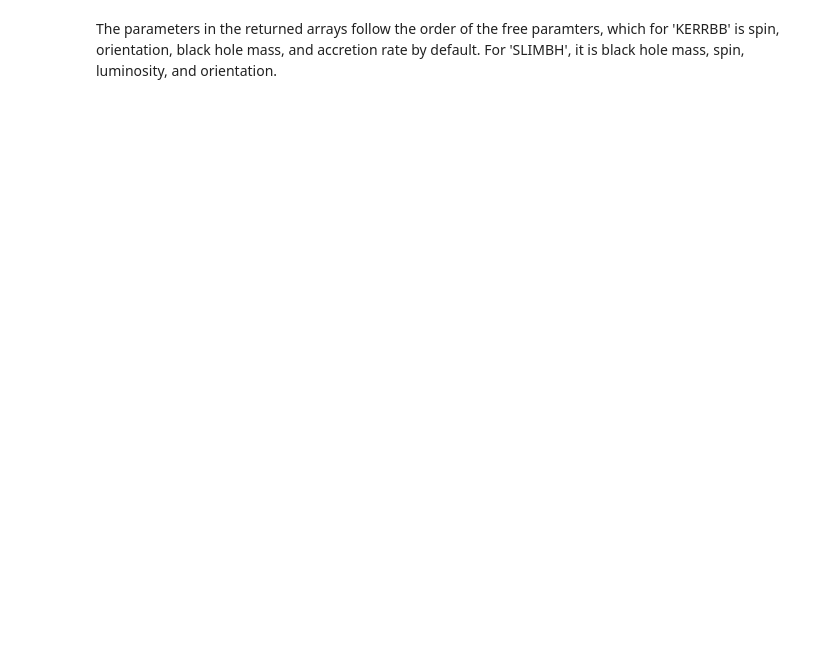
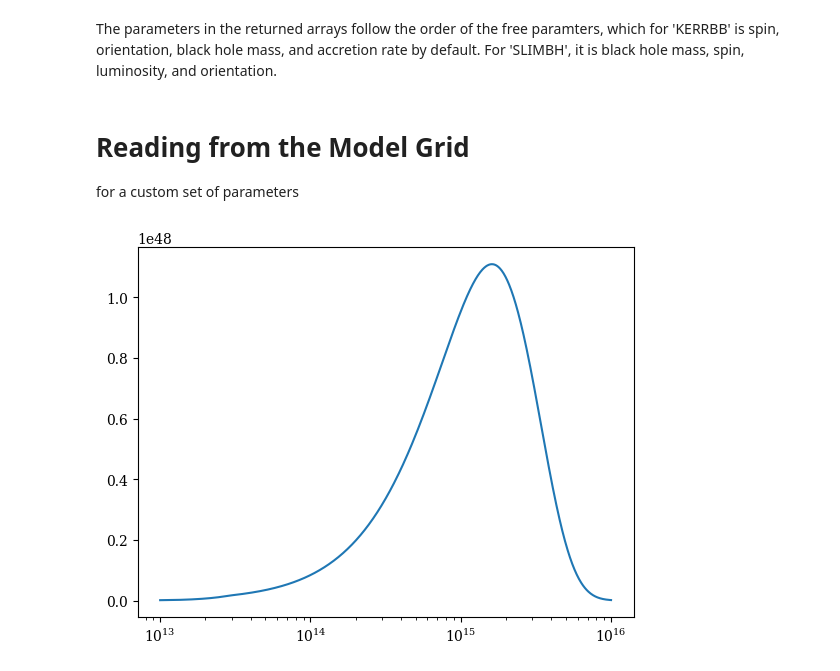
Before and after one commit to samlaihei/BADFit, a Jupyter notebook: Tutorial.ipynb, the cells around one changed output. Cells and saved outputs as stored; diff of their text form; code cells hidden in the pictures; blank space fills up the shorter version.

Commit message:
Evaluate model from grid

```diff
--- a/Tutorial.ipynb
+++ b/Tutorial.ipynb
@@ -132,2 +131,24 @@ WARNING:chainconsumer:Parameter cos$(\theta_{\rm{inc}})$ in chain Chain 0 is not
 # %% [markdown]
 The parameters in the returned arrays follow the order of the free paramters, which for 'KERRBB' is spin, orientation, black hole mass, and accretion rate by default. For 'SLIMBH', it is black hole mass, spin, luminosity, and orientation.
+# %% [markdown]
+# Reading from the Model Grid
+
+for a custom set of parameters
+# %%
+import numpy as np
+freq = np.logspace(13, 16, 1000)
+kerrbb_params = [0.0, 1, 10, 1] # KERRBB: spin, cos(i), log(mbh/msun), mdot in log(Msun/yr)
+slimbh_params = [10, 0, 1, 1] # SLIMBH: log(mbh/msun), spin, cos(i), Ledd
+
+
+testObj = BADFit.BADFit('example', 'SLIMBH', np.array([]), np.array([]), np.array([]), 0.1)
+
+model = testObj.evalBHModel(slimbh_params, freq)
+
+
+fig, ax = plt.subplots()
+ax.plot(freq, model)
+ax.set_xscale('log')
+# ax.set_yscale('log')
+# %% [output]
+[figure, added]
```
Also changed, not shown: parts of 3 cells of this notebook, 2 other files.
